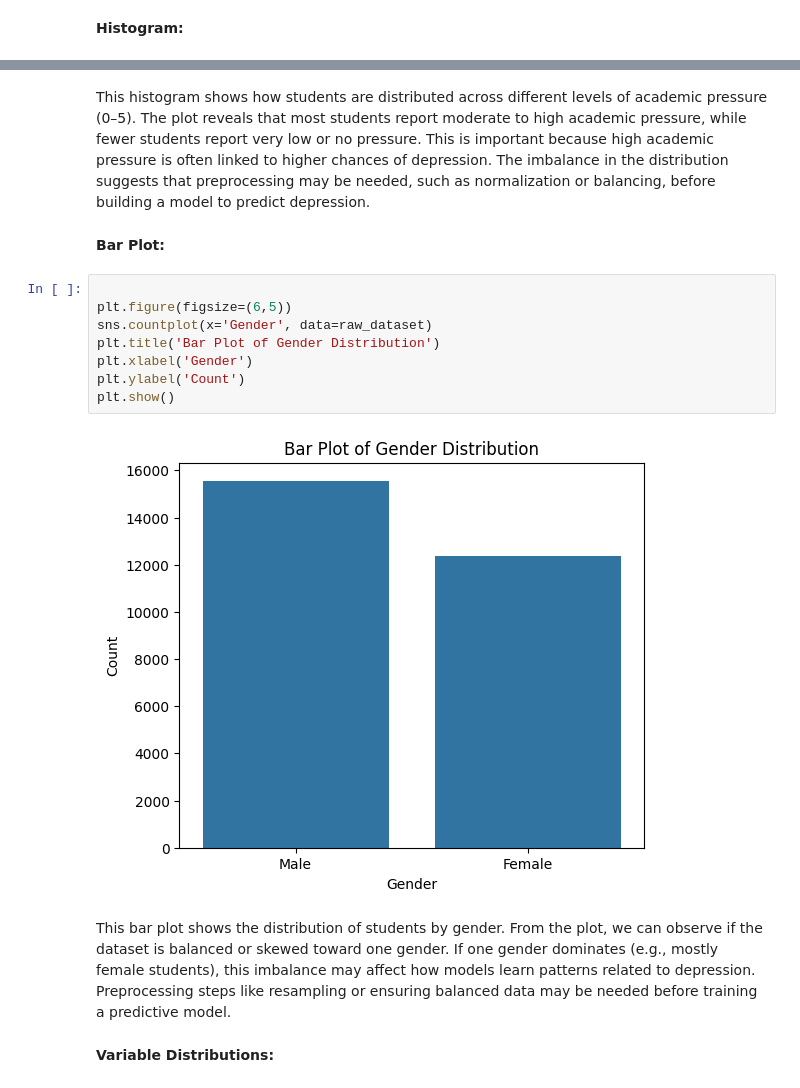
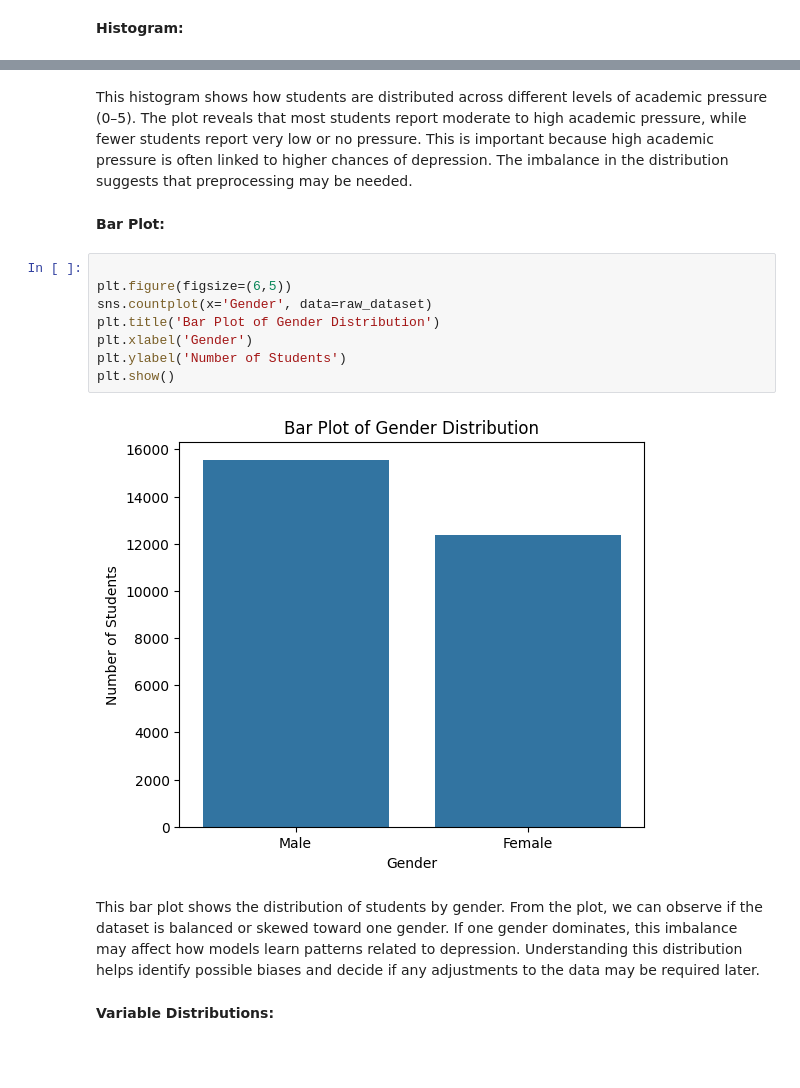
Before and after one commit to Deem-KSU/IT326-Group1-56546, a Jupyter notebook: Phase2.ipynb, the cells around one changed output, grey strips where cells are left out. Drawn from its saved outputs; the diff is of its cells as text; blank space fills up the shorter version.

```diff
--- a/Phase2.ipynb
+++ b/Phase2.ipynb
@@ -203,21 +196,21 @@ plt.show()
 # %% [output]
 [figure]
 # %% [markdown]
-This histogram shows how students are distributed across different levels of academic pressure (0–5). The plot reveals that most students report moderate to high academic pressure, while fewer students report very low or no pressure. This is important because high academic pressure is often linked to higher chances of depression. The imbalance in the distribution suggests that preprocessing may be needed, such as normalization or balancing, before building a model to predict depression.
+This histogram shows how students are distributed across different levels of academic pressure (0–5). The plot reveals that most students report moderate to high academic pressure, while fewer students report very low or no pressure. This is important because high academic pressure is often linked to higher chances of depression. The imbalance in the distribution suggests that preprocessing may be needed.
 # %% [markdown]
 **Bar Plot:**
 # %%
 
 plt.figure(figsize=(6,5))
 sns.countplot(x='Gender', data=raw_dataset)
 plt.title('Bar Plot of Gender Distribution')
 plt.xlabel('Gender')
-plt.ylabel('Count')
+plt.ylabel('Number of Students')
 plt.show()
 # %% [output]
-[figure, old version]
+[figure, new version]
 # %% [markdown]
-This bar plot shows the distribution of students by gender. From the plot, we can observe if the dataset is balanced or skewed toward one gender. If one gender dominates (e.g., mostly female students), this imbalance may affect how models learn patterns related to depression. Preprocessing steps like resampling or ensuring balanced data may be needed before training a predictive model.
+This bar plot shows the distribution of students by gender. From the plot, we can observe if the dataset is balanced or skewed toward one gender. If one gender dominates, this imbalance may affect how models learn patterns related to depression. Understanding this distribution helps identify possible biases and decide if any adjustments to the data may be required later.
 # %% [markdown]
 **Variable Distributions:**
 # %%
```
Also changed, not shown: parts of 5 cells of this notebook.
